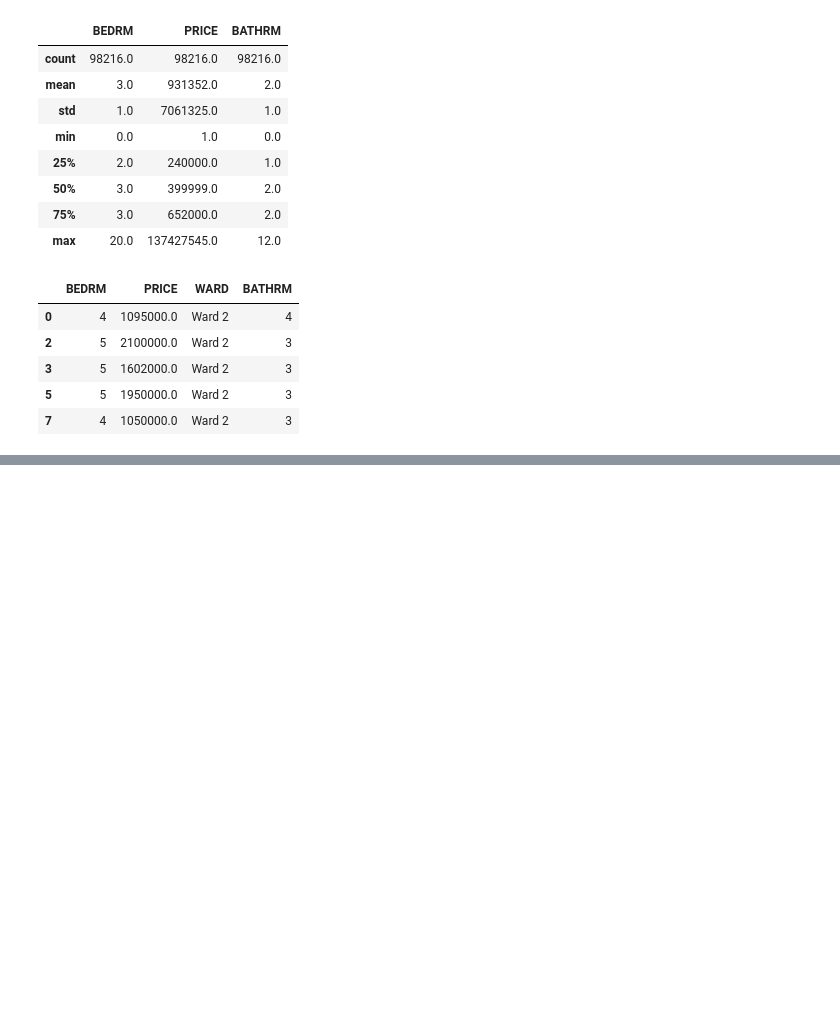
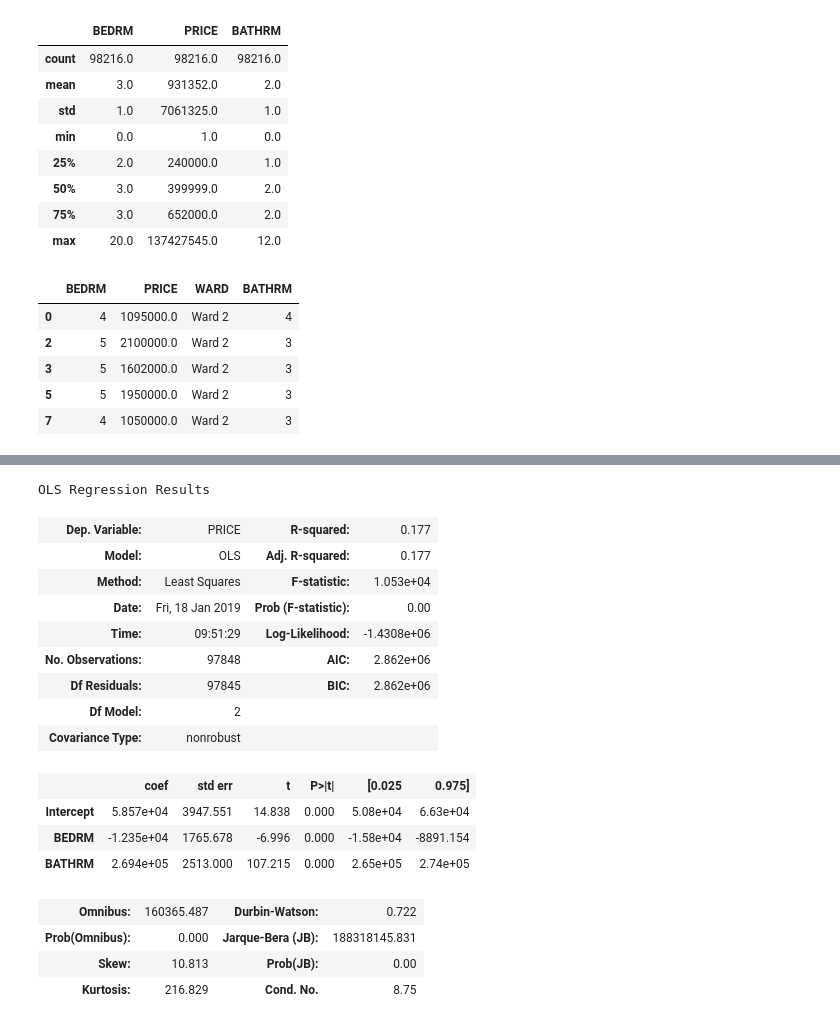
Before and after one commit to TOyefule/DataBootCampPub, a Jupyter notebook: SShapiro_DCProperties_Analysis.ipynb, the cells around one changed output, grey strips where cells are left out. Saved outputs shown, nothing was run; the diff lists cells and outputs as text; code cells hidden in the pictures; blank space fills up the shorter version.

```diff
--- a/SShapiro_DCProperties_Analysis.ipynb
+++ b/SShapiro_DCProperties_Analysis.ipynb
@@ -227,0 +283,23 @@ copydf3.head()
+# %%
+result=smf.ols('PRICE ~ BEDRM + BATHRM', data=copydf3).fit()
+# %%
+result.summary()
+# %% [output]
+OLS Regression Results
+| Dep. Variable: | PRICE | R-squared: | 0.177 |
+| Model: | OLS | Adj. R-squared: | 0.177 |
+| Method: | Least Squares | F-statistic: | 1.053e+04 |
+| Date: | Fri, 18 Jan 2019 | Prob (F-statistic): | 0.00 |
+| Time: | 09:51:29 | Log-Likelihood: | -1.4308e+06 |
+| No. Observations: | 97848 | AIC: | 2.862e+06 |
+| Df Residuals: | 97845 | BIC: | 2.862e+06 |
+| Df Model: | 2 |  |  |
+| Covariance Type: | nonrobust |  |  |
+|  | coef | std err | t | P>|t| | [0.025 | 0.975] |
+| Intercept | 5.857e+04 | 3947.551 | 14.838 | 0.000 | 5.08e+04 | 6.63e+04 |
+| BEDRM | -1.235e+04 | 1765.678 | -6.996 | 0.000 | -1.58e+04 | -8891.154 |
+| BATHRM | 2.694e+05 | 2513.000 | 107.215 | 0.000 | 2.65e+05 | 2.74e+05 |
+| Omnibus: | 160365.487 | Durbin-Watson: | 0.722 |
+| Prob(Omnibus): | 0.000 | Jarque-Bera (JB): | 188318145.831 |
+| Skew: | 10.813 | Prob(JB): | 0.00 |
+| Kurtosis: | 216.829 | Cond. No. | 8.75 |
```
Also changed, not shown: parts of 19 cells of this notebook.
